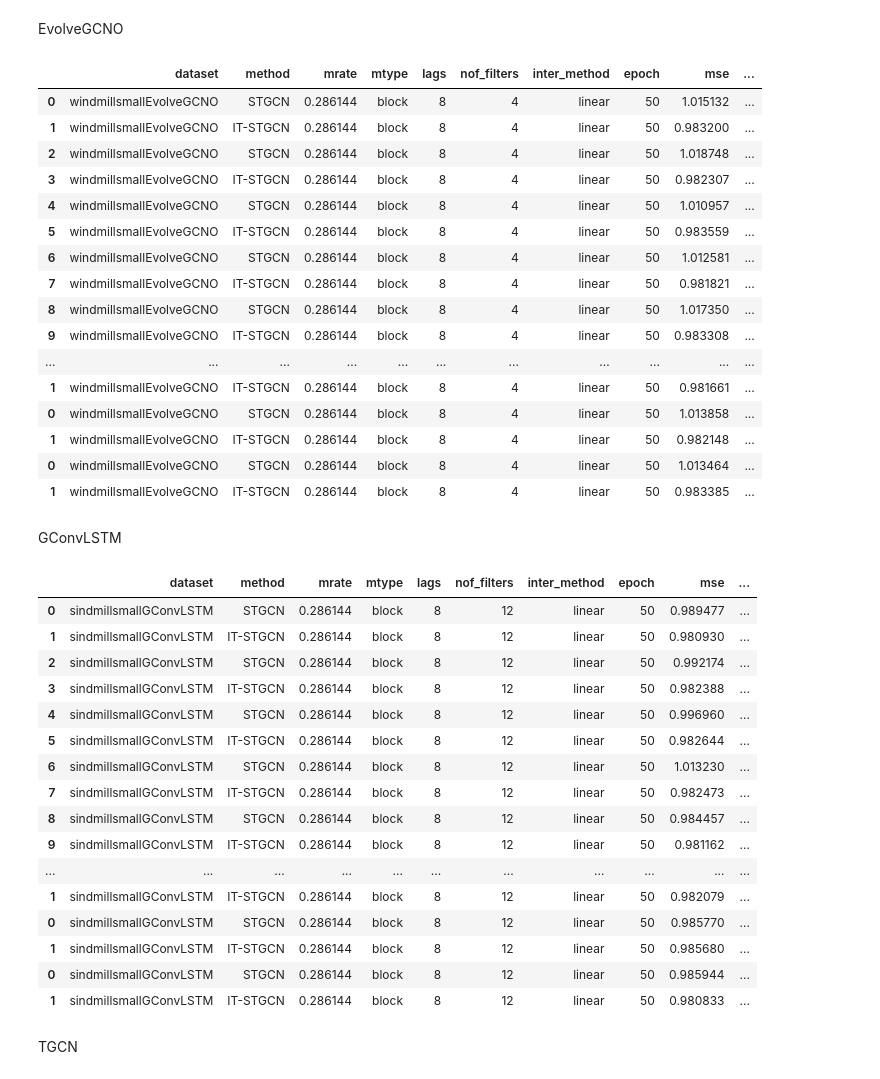
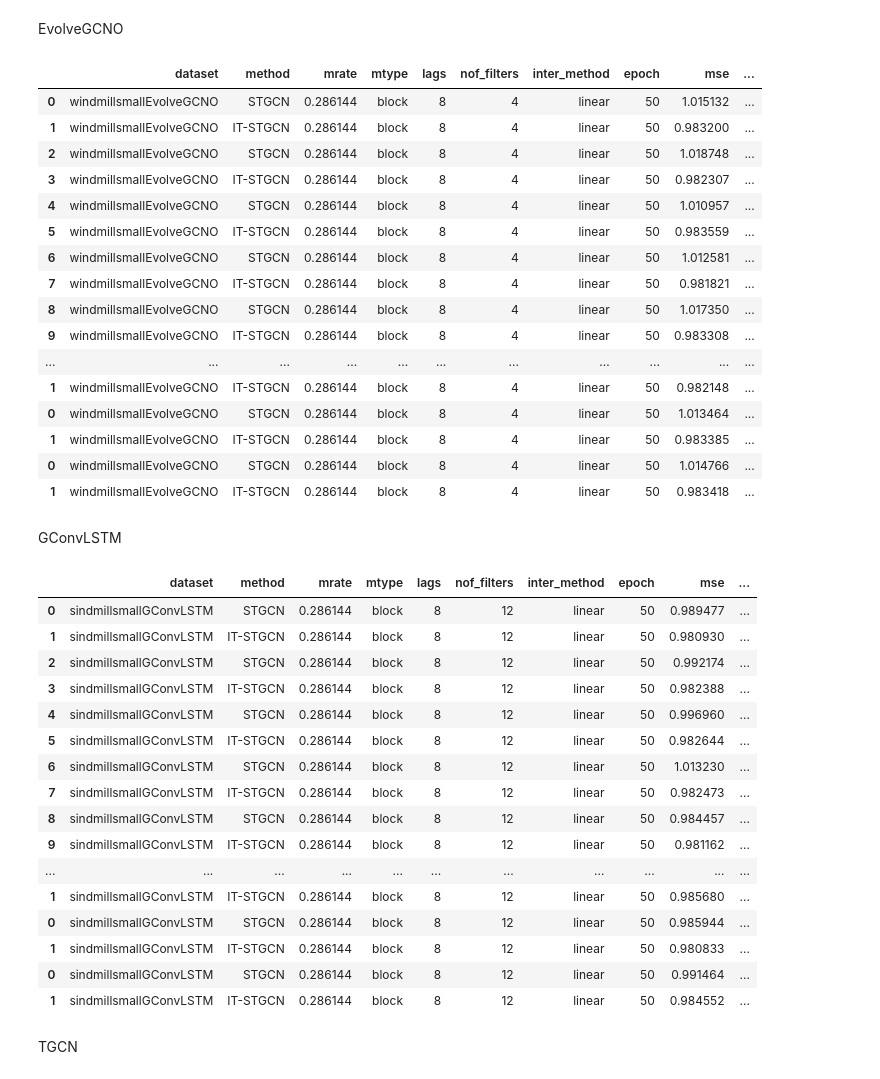
Before and after one commit to seoyeonc/ITTGNN_blog, a Jupyter notebook: posts/2_research/done.ipynb, the cells around one changed output. Saved outputs shown, nothing was run; the diff lists cells and outputs as text; code cells hidden in the pictures.

```diff
--- a/posts/2_research/done.ipynb
+++ b/posts/2_research/done.ipynb
@@ -243,34 +246,35 @@ EvolveGCNO
 # %%
 pd.concat([pd.read_csv('./simulation_results/windmillsmall_block_186_EvolveGCNO.csv').iloc[:,1:-1], # 1 ~ 10
            pd.read_csv('./simulation_results/2024-03-09_16-20-03.csv'), # 11
            pd.read_csv('./simulation_results/2024-03-09_22-18-27.csv'), # 12
            pd.read_csv('./simulation_results/2024-03-10_04-05-47.csv'), # 13
            pd.read_csv('./simulation_results/2024-03-10_09-52-52.csv'), # 14
            pd.read_csv('./simulation_results/2024-03-10_15-48-25.csv'), # 15
            pd.read_csv('./simulation_results/2024-03-10_21-31-36.csv'), # 16
            pd.read_csv('./simulation_results/2024-03-11_03-39-58.csv'), # 17
            pd.read_csv('./simulation_results/2024-03-11_09-44-28.csv'), # 18
            pd.read_csv('./simulation_results/2024-03-11_15-35-47.csv'), # 19
            pd.read_csv('./simulation_results/2024-03-11_21-41-00.csv'), # 20
+           pd.read_csv('./simulation_results/2024-03-12_03-33-46.csv'), # 21
           ]).assign(model='EvolveGCNO')#.iloc[:,1:].assign(dataset='windmillsmall')
 # %% [output]
 |  | dataset | method | mrate | mtype | lags | nof_filters | inter_method | epoch | mse | ... |
 | 0 | windmillsmallEvolveGCNO | STGCN | 0.286144 | block | 8 | 4 | linear | 50 | 1.015132 | ... |
 | 1 | windmillsmallEvolveGCNO | IT-STGCN | 0.286144 | block | 8 | 4 | linear | 50 | 0.983200 | ... |
 | 2 | windmillsmallEvolveGCNO | STGCN | 0.286144 | block | 8 | 4 | linear | 50 | 1.018748 | ... |
 | 3 | windmillsmallEvolveGCNO | IT-STGCN | 0.286144 | block | 8 | 4 | linear | 50 | 0.982307 | ... |
 | 4 | windmillsmallEvolveGCNO | STGCN | 0.286144 | block | 8 | 4 | linear | 50 | 1.010957 | ... |
 | 5 | windmillsmallEvolveGCNO | IT-STGCN | 0.286144 | block | 8 | 4 | linear | 50 | 0.983559 | ... |
 | 6 | windmillsmallEvolveGCNO | STGCN | 0.286144 | block | 8 | 4 | linear | 50 | 1.012581 | ... |
 | 7 | windmillsmallEvolveGCNO | IT-STGCN | 0.286144 | block | 8 | 4 | linear | 50 | 0.981821 | ... |
 | 8 | windmillsmallEvolveGCNO | STGCN | 0.286144 | block | 8 | 4 | linear | 50 | 1.017350 | ... |
 | 9 | windmillsmallEvolveGCNO | IT-STGCN | 0.286144 | block | 8 | 4 | linear | 50 | 0.983308 | ... |
 | ... | ... | ... | ... | ... | ... | ... | ... | ... | ... | ... |
-| 1 | windmillsmallEvolveGCNO | IT-STGCN | 0.286144 | block | 8 | 4 | linear | 50 | 0.981661 | ... |
-| 0 | windmillsmallEvolveGCNO | STGCN | 0.286144 | block | 8 | 4 | linear | 50 | 1.013858 | ... |
 | 1 | windmillsmallEvolveGCNO | IT-STGCN | 0.286144 | block | 8 | 4 | linear | 50 | 0.982148 | ... |
 | 0 | windmillsmallEvolveGCNO | STGCN | 0.286144 | block | 8 | 4 | linear | 50 | 1.013464 | ... |
 | 1 | windmillsmallEvolveGCNO | IT-STGCN | 0.286144 | block | 8 | 4 | linear | 50 | 0.983385 | ... |
+| 0 | windmillsmallEvolveGCNO | STGCN | 0.286144 | block | 8 | 4 | linear | 50 | 1.014766 | ... |
+| 1 | windmillsmallEvolveGCNO | IT-STGCN | 0.286144 | block | 8 | 4 | linear | 50 | 0.983418 | ... |
 # %% [markdown]
 GConvLSTM
 # %%
@@ -282,6 +286,7 @@ pd.concat([pd.read_csv('./simulation_results/windmillsmall_block_186_GConvLSTM.c
            pd.read_csv('./simulation_results/2024-03-11_04-21-33.csv'), # 17
            pd.read_csv('./simulation_results/2024-03-11_12-50-30.csv'), # 18
            pd.read_csv('./simulation_results/2024-03-11_21-16-02.csv'), # 19
+           pd.read_csv('./simulation_results/2024-03-12_05-51-52.csv'), # 20
           ]).assign(model='GConvLSTM')#.iloc[:,1:].assign(dataset='windmillsmall')
 # %% [output]
 |  | dataset | method | mrate | mtype | lags | nof_filters | inter_method | epoch | mse | ... |
@@ -296,11 +301,11 @@ pd.concat([pd.read_csv('./simulation_results/windmillsmall_block_186_GConvLSTM.c
 | 8 | sindmillsmallGConvLSTM | STGCN | 0.286144 | block | 8 | 12 | linear | 50 | 0.984457 | ... |
 | 9 | sindmillsmallGConvLSTM | IT-STGCN | 0.286144 | block | 8 | 12 | linear | 50 | 0.981162 | ... |
 | ... | ... | ... | ... | ... | ... | ... | ... | ... | ... | ... |
-| 1 | sindmillsmallGConvLSTM | IT-STGCN | 0.286144 | block | 8 | 12 | linear | 50 | 0.982079 | ... |
-| 0 | sindmillsmallGConvLSTM | STGCN | 0.286144 | block | 8 | 12 | linear | 50 | 0.985770 | ... |
 | 1 | sindmillsmallGConvLSTM | IT-STGCN | 0.286144 | block | 8 | 12 | linear | 50 | 0.985680 | ... |
 | 0 | sindmillsmallGConvLSTM | STGCN | 0.286144 | block | 8 | 12 | linear | 50 | 0.985944 | ... |
 | 1 | sindmillsmallGConvLSTM | IT-STGCN | 0.286144 | block | 8 | 12 | linear | 50 | 0.980833 | ... |
+| 0 | sindmillsmallGConvLSTM | STGCN | 0.286144 | block | 8 | 12 | linear | 50 | 0.991464 | ... |
+| 1 | sindmillsmallGConvLSTM | IT-STGCN | 0.286144 | block | 8 | 12 | linear | 50 | 0.984552 | ... |
 # %% [markdown]
 TGCN
 # %%
```
Also changed, not shown: parts of 4 cells of this notebook, 5 other files.
